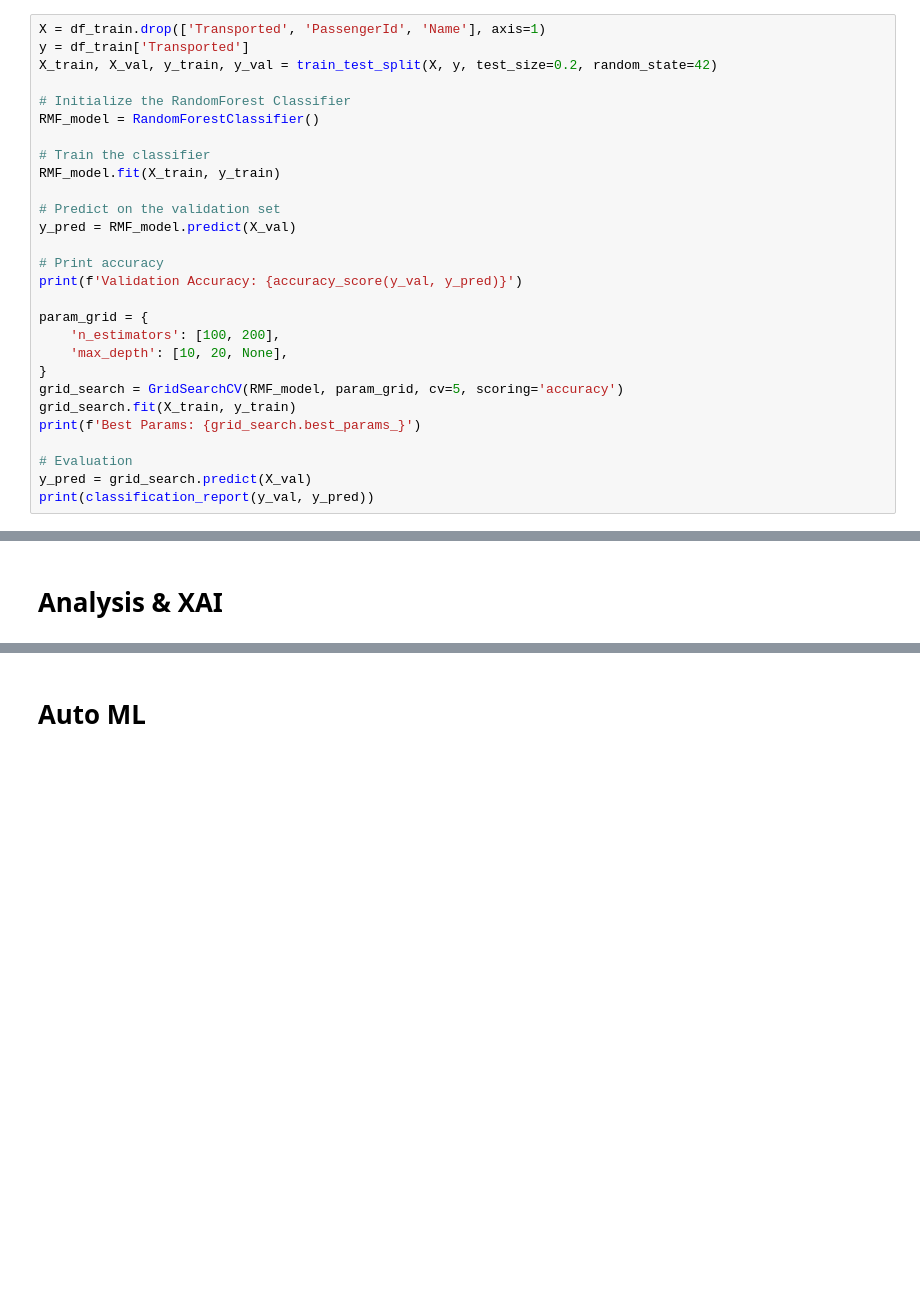
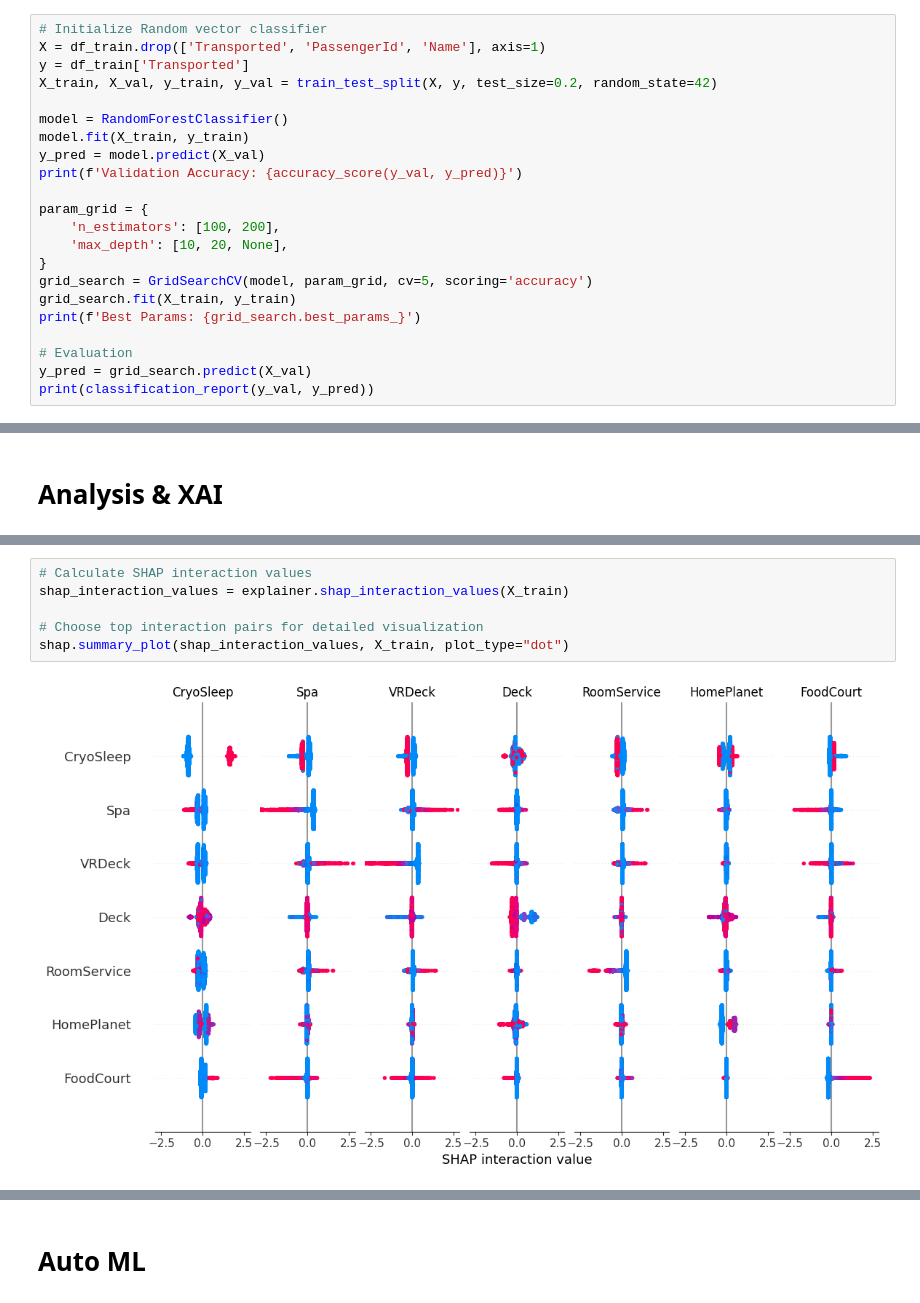
Before and after one commit to 7PAM2015-0509-2023-GROUP5/Kaggle_Challenge, a Jupyter notebook: Kaggle_Challenge_Notebook.ipynb, the cells around one changed output, grey strips where cells are left out. Drawn from its saved outputs; the diff is of its cells as text; blank space fills up the shorter version.

```diff
--- a/Kaggle_Challenge_Notebook.ipynb
+++ b/Kaggle_Challenge_Notebook.ipynb
@@ -620,27 +622,21 @@ Confusion Matrix:
 # %% [markdown]
 **Random Forest Classifier**
 # %%
+# Initialize Random vector classifier
 X = df_train.drop(['Transported', 'PassengerId', 'Name'], axis=1)
 y = df_train['Transported']
 X_train, X_val, y_train, y_val = train_test_split(X, y, test_size=0.2, random_state=42)
 
-# Initialize the RandomForest Classifier
-RMF_model = RandomForestClassifier()
-
-# Train the classifier
-RMF_model.fit(X_train, y_train)
-
-# Predict on the validation set
-y_pred = RMF_model.predict(X_val)
-
-# Print accuracy
+model = RandomForestClassifier()
+model.fit(X_train, y_train)
+y_pred = model.predict(X_val)
 print(f'Validation Accuracy: {accuracy_score(y_val, y_pred)}')
 
 param_grid = {
     'n_estimators': [100, 200],
     'max_depth': [10, 20, None],
 }
-grid_search = GridSearchCV(RMF_model, param_grid, cv=5, scoring='accuracy')
+grid_search = GridSearchCV(model, param_grid, cv=5, scoring='accuracy')
 grid_search.fit(X_train, y_train)
 print(f'Best Params: {grid_search.best_params_}')
 
@@ -978,3 +1145,11 @@ shap.summary_plot(shap_values, X_train)
+# %%
+# Calculate SHAP interaction values
+shap_interaction_values = explainer.shap_interaction_values(X_train)
+
+# Choose top interaction pairs for detailed visualization
+shap.summary_plot(shap_interaction_values, X_train, plot_type="dot")
+# %% [output]
+[figure, added]
 # %%
 # Use actual feature names from the SHAP summary plot
 correct_feature = 'Age'
```
Also changed, not shown: parts of 27 cells of this notebook.
